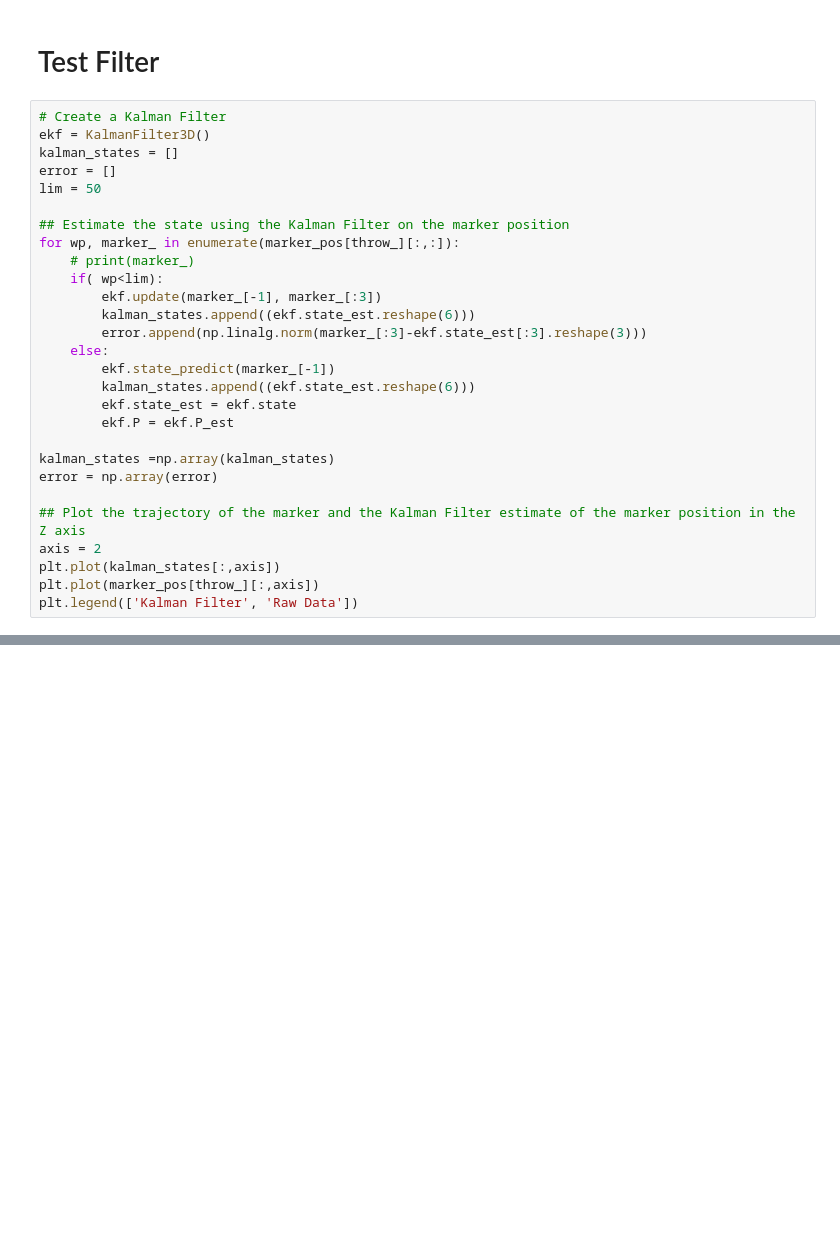
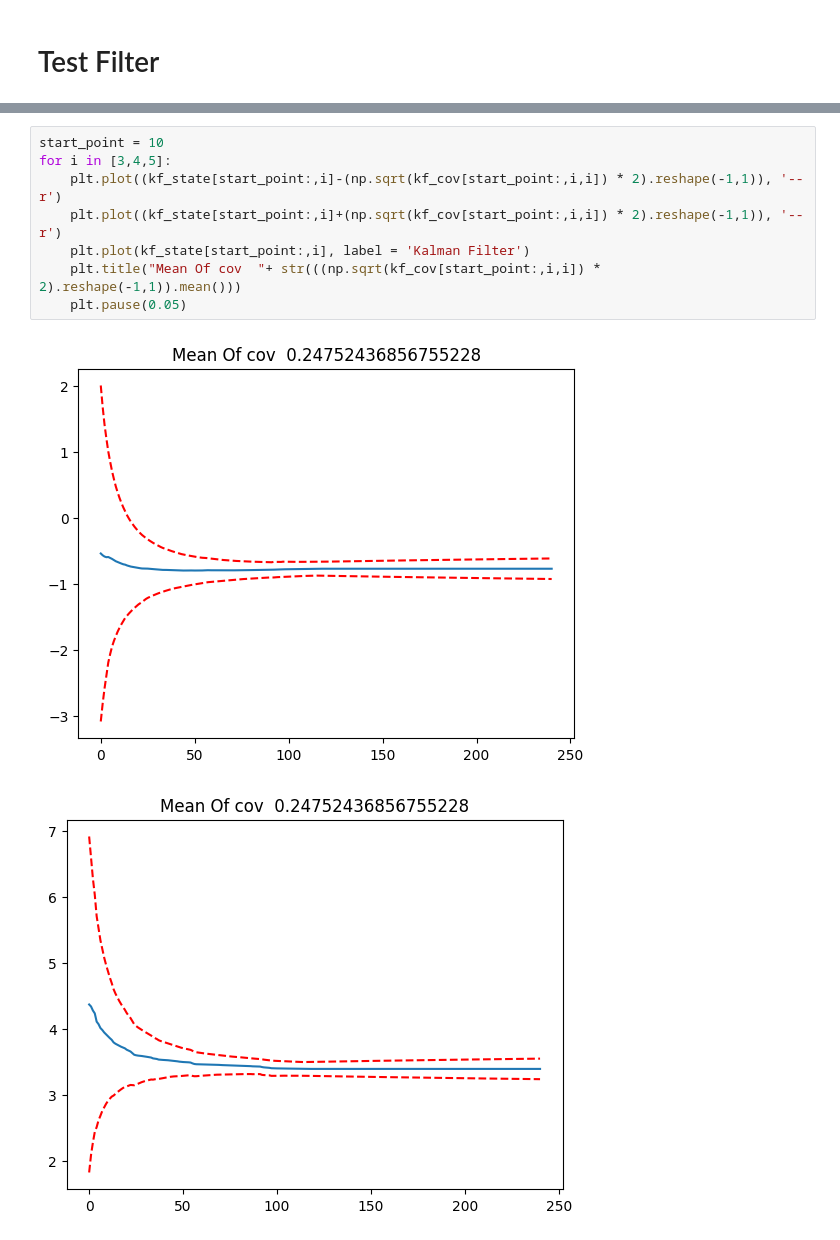
Before and after one commit to Akash-Ravindra/Project_Catch, a Jupyter notebook: misc/marker_throw/preprocess.ipynb, the cells around one changed output, grey strips where cells are left out. Drawn from its saved outputs; the diff is of its cells as text; blank space fills up the shorter version.

```diff
--- a/misc/marker_throw/preprocess.ipynb
+++ b/misc/marker_throw/preprocess.ipynb
@@ -149,30 +221,2 @@ class KalmanFilter3D:
 # %% [markdown]
 # Test Filter
-# %%
-# Create a Kalman Filter
-ekf = KalmanFilter3D()
-kalman_states = []
-error = []
-lim = 50
-
-## Estimate the state using the Kalman Filter on the marker position
-for wp, marker_ in enumerate(marker_pos[throw_][:,:]):
-    # print(marker_)
-    if( wp<lim):
-        ekf.update(marker_[-1], marker_[:3])
-        kalman_states.append((ekf.state_est.reshape(6)))
-        error.append(np.linalg.norm(marker_[:3]-ekf.state_est[:3].reshape(3)))
-    else:
-        ekf.state_predict(marker_[-1])
-        kalman_states.append((ekf.state_est.reshape(6)))
-        ekf.state_est = ekf.state
-        ekf.P = ekf.P_est
-
-kalman_states =np.array(kalman_states)
-error = np.array(error)
-
-## Plot the trajectory of the marker and the Kalman Filter estimate of the marker position in the Z axis
-axis = 2
-plt.plot(kalman_states[:,axis])
-plt.plot(marker_pos[throw_][:,axis])
-plt.legend(['Kalman Filter', 'Raw Data'])
@@ -201,0 +283,11 @@ array([[ 1.59261787e+03, -2.91251383e+03,  8.74114086e+02],
+# %%
+start_point = 10
+for i in [3,4,5]:
+    plt.plot((kf_state[start_point:,i]-(np.sqrt(kf_cov[start_point:,i,i]) * 2).reshape(-1,1)), '--r')
+    plt.plot((kf_state[start_point:,i]+(np.sqrt(kf_cov[start_point:,i,i]) * 2).reshape(-1,1)), '--r')
+    plt.plot(kf_state[start_point:,i], label = 'Kalman Filter')
+    plt.title("Mean Of cov  "+ str(((np.sqrt(kf_cov[start_point:,i,i]) * 2).reshape(-1,1)).mean()))
+    plt.pause(0.05)
+# %% [output]
+[figure, added]
+[figure, added]
```
Also changed, not shown: parts of 10 cells of this notebook.
